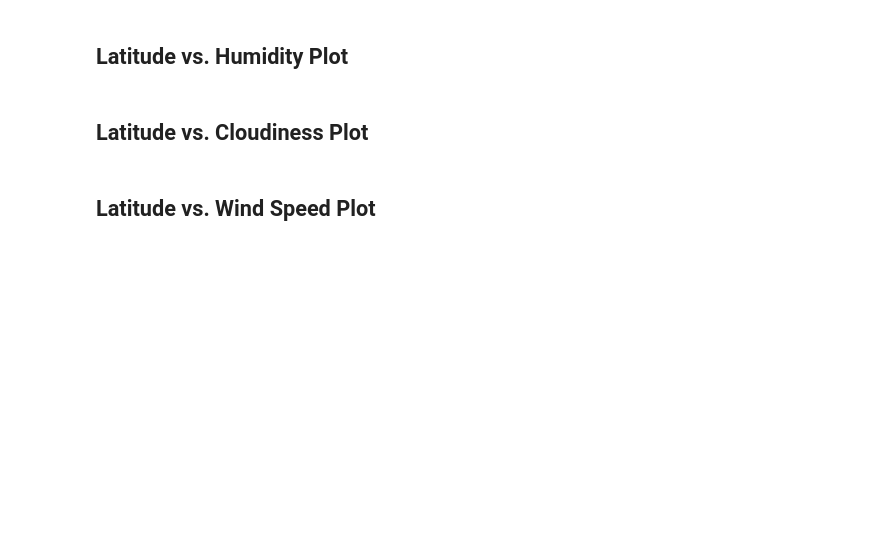
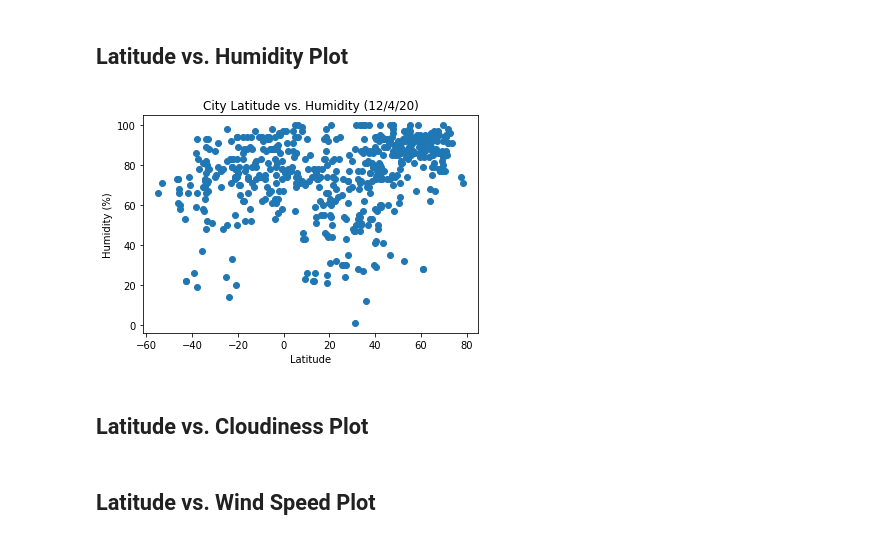
Before and after one commit to ntarver0409/weatherAnalysis, a Jupyter notebook: weatherAnalysis.ipynb, the cells around one changed output. Saved outputs shown, nothing was run; the diff lists cells and outputs as text; code cells hidden in the pictures; blank space fills up the shorter version.

```diff
--- a/weatherAnalysis.ipynb
+++ b/weatherAnalysis.ipynb
@@ -155,5 +170,17 @@ Skip this step if there are no cities that have humidity > 100%.
 # %% [markdown]
 ## Latitude vs. Humidity Plot
+# %%
+plt.scatter(weatherDataDf["Lat"], weatherDataDf["Humidity"])
+
+plt.title("City Latitude vs. Humidity (12/4/20)")
+
+plt.xlabel("Latitude")
+
+plt.ylabel("Humidity (%)")
+
+plt.savefig("outputData/latVsHum.png")
+# %% [output]
+[figure, added]
 # %% [markdown]
 ## Latitude vs. Cloudiness Plot
 # %% [markdown]
```
Also changed, not shown: parts of 4 cells of this notebook.
